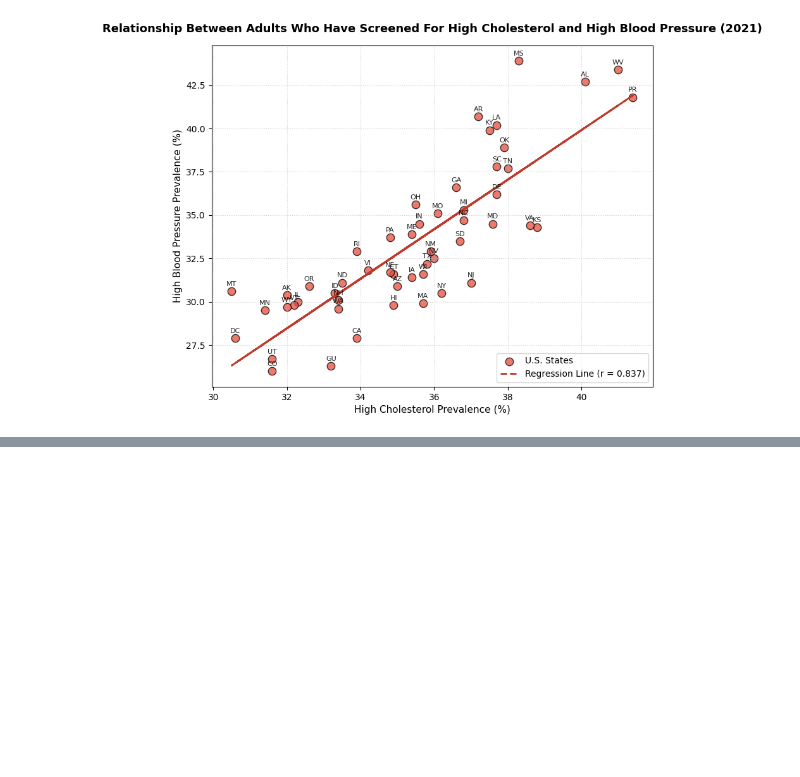
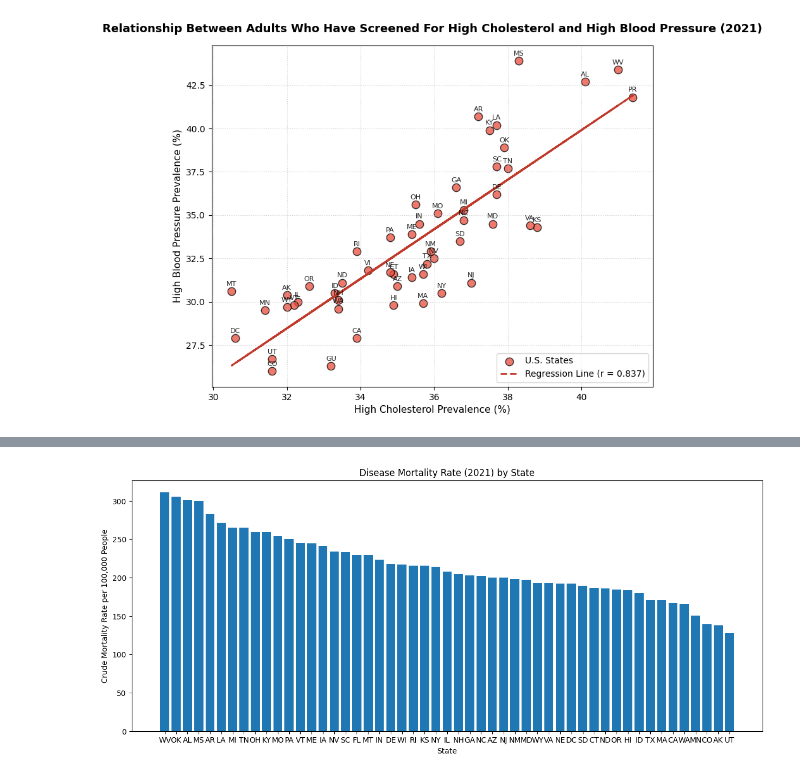
Before and after one commit to maikalotsch/Maika-Lotsch_Chronic_Disease_DSRP_Project, a Jupyter notebook: text.ipynb, the cells around one changed output, grey strips where cells are left out. Drawn from its saved outputs; the diff is of its cells as text; code cells hidden in the pictures; blank space fills up the shorter version.

```diff
--- a/text.ipynb
+++ b/text.ipynb
@@ -365,3 +364,45 @@ ax.legend(loc='lower right', fontsize=10)
 <matplotlib.legend.Legend at 0x...>
 [figure]
 [figure]
+# %%
+# graph showing the crude prevalence of cardiovascular disease by state
+
+
+!# Install and import matplotlib
+!pip install matplotlib
+import matplotlib.pyplot as plt
+
+df = pd.read_csv(url)
+df_clean = df.dropna(subset=['numeric_value'])
+
+
+filtered_df = df_clean[
+    (df_clean['health_topic'] == 'Cardiovascular Disease') &
+    (df_clean['measurement_type'] == 'Crude Rate') &
+    (df_clean['year']== 2021) &
+    (df_clean['indicator_metric'] == 'Diseases of the heart mortality among all people, underlying cause') &
+    (df_clean['demographic_group'] == 'Overall') &
+    (df_clean['state_code'] != "US")]
+
+filtered_df = filtered_df.sort_values(by='numeric_value', ascending=False)
+
+top5 = filtered_df.head(5)
+bottom5 = filtered_df.tail(5)
+top_bottom_df = pd.concat([top5, bottom5])
+
+x_categories = filtered_df['state_code']
+y_heights = filtered_df['numeric_value']
+
+
+
+
+plt.figure(figsize=(15, 6))
+plt.bar(x_categories, y_heights)
+
+
+plt.ylabel('Crude Mortality Rate per 100,000 People')
+plt.xlabel('State')
+plt.title('Disease Mortality Rate (2021) by State')
+
+plt.show()
+# %% [output]
@@ -367,0 +420 @@ ax.legend(loc='lower right', fontsize=10)
+[figure, added]
```
Also changed, not shown: parts of 3 cells of this notebook.
